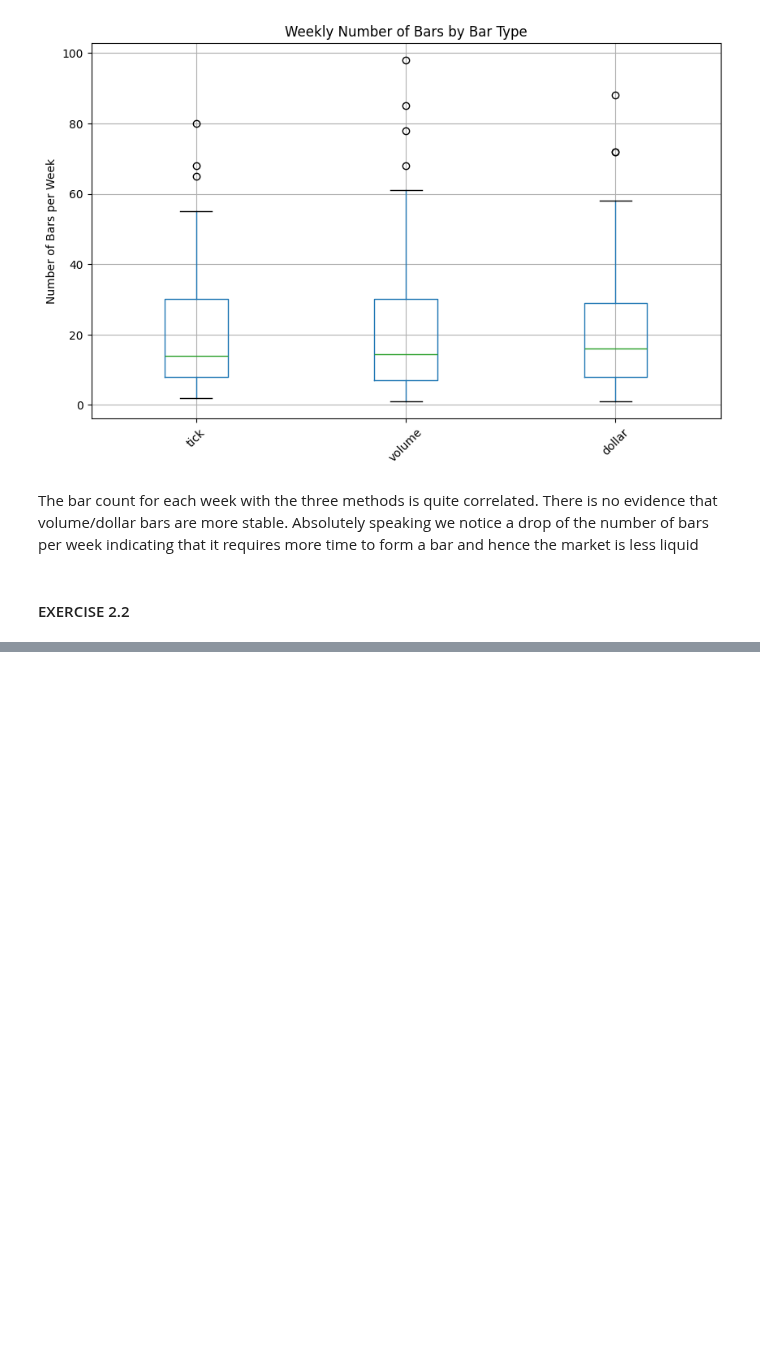
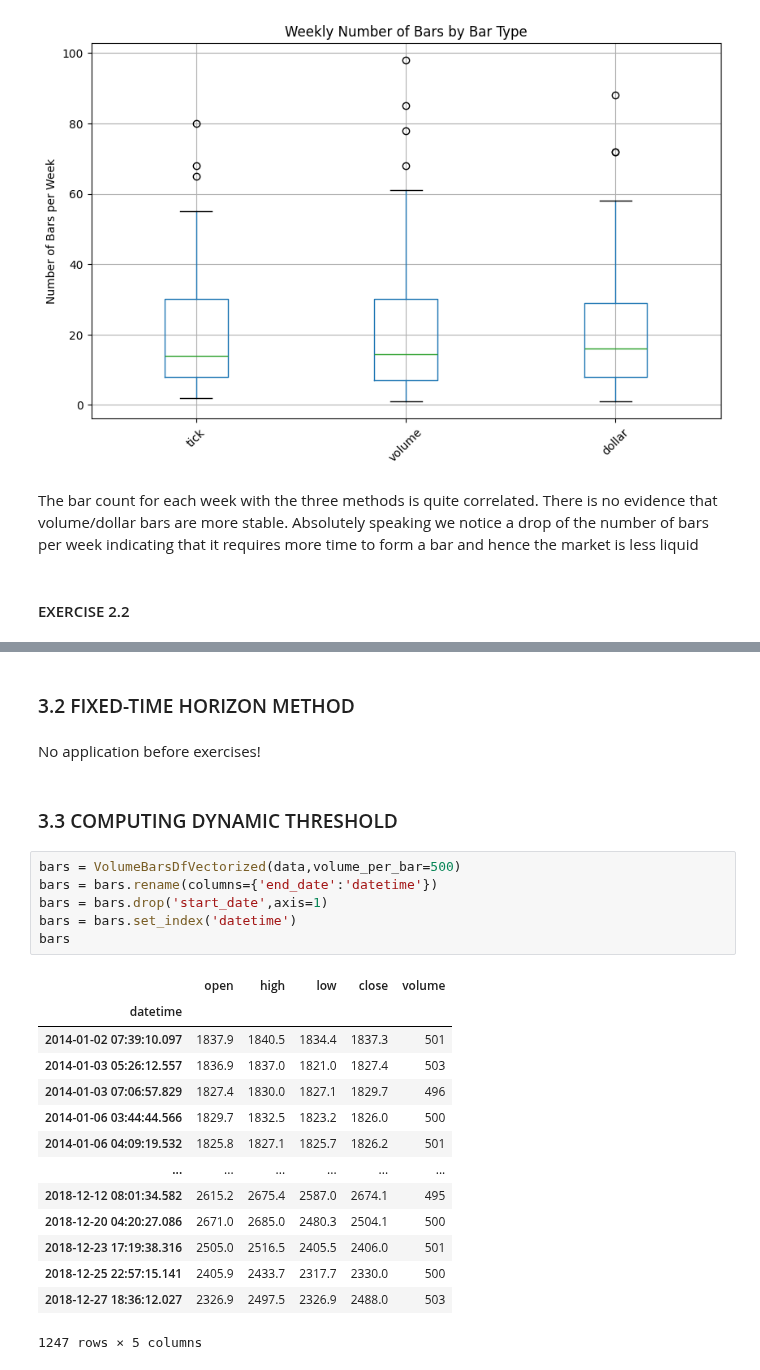
Before and after one commit to dgalassi99/quant-lab, a Jupyter notebook: 00_books/AFML/notebooks/AFML_tests.ipynb, the cells around one changed output, grey strips where cells are left out. Cells and saved outputs as stored; diff of their text form; blank space fills up the shorter version.

```diff
--- a/00_books/AFML/notebooks/AFML_tests.ipynb
+++ b/00_books/AFML/notebooks/AFML_tests.ipynb
@@ -354,0 +359,27 @@ The bar count for each week with the three methods is quite correlated. There is
+# %% [markdown]
+### 3.2 FIXED-TIME HORIZON METHOD
+# %% [markdown]
+No application before exercises!
+# %% [markdown]
+### 3.3 COMPUTING DYNAMIC THRESHOLD
+# %%
+bars = VolumeBarsDfVectorized(data,volume_per_bar=500)
+bars = bars.rename(columns={'end_date':'datetime'})
+bars = bars.drop('start_date',axis=1)
+bars = bars.set_index('datetime')
+bars
+# %% [output]
+|  | open | high | low | close | volume |
+| datetime |  |  |  |  |  |
+| 2014-01-02 07:39:10.097 | 1837.9 | 1840.5 | 1834.4 | 1837.3 | 501 |
+| 2014-01-03 05:26:12.557 | 1836.9 | 1837.0 | 1821.0 | 1827.4 | 503 |
+| 2014-01-03 07:06:57.829 | 1827.4 | 1830.0 | 1827.1 | 1829.7 | 496 |
+| 2014-01-06 03:44:44.566 | 1829.7 | 1832.5 | 1823.2 | 1826.0 | 500 |
+| 2014-01-06 04:09:19.532 | 1825.8 | 1827.1 | 1825.7 | 1826.2 | 501 |
+| ... | ... | ... | ... | ... | ... |
+| 2018-12-12 08:01:34.582 | 2615.2 | 2675.4 | 2587.0 | 2674.1 | 495 |
+| 2018-12-20 04:20:27.086 | 2671.0 | 2685.0 | 2480.3 | 2504.1 | 500 |
+| 2018-12-23 17:19:38.316 | 2505.0 | 2516.5 | 2405.5 | 2406.0 | 501 |
+| 2018-12-25 22:57:15.141 | 2405.9 | 2433.7 | 2317.7 | 2330.0 | 500 |
+| 2018-12-27 18:36:12.027 | 2326.9 | 2497.5 | 2326.9 | 2488.0 | 503 |
+1247 rows × 5 columns
```
Also changed, not shown: parts of 26 cells of this notebook, 2 other files.
